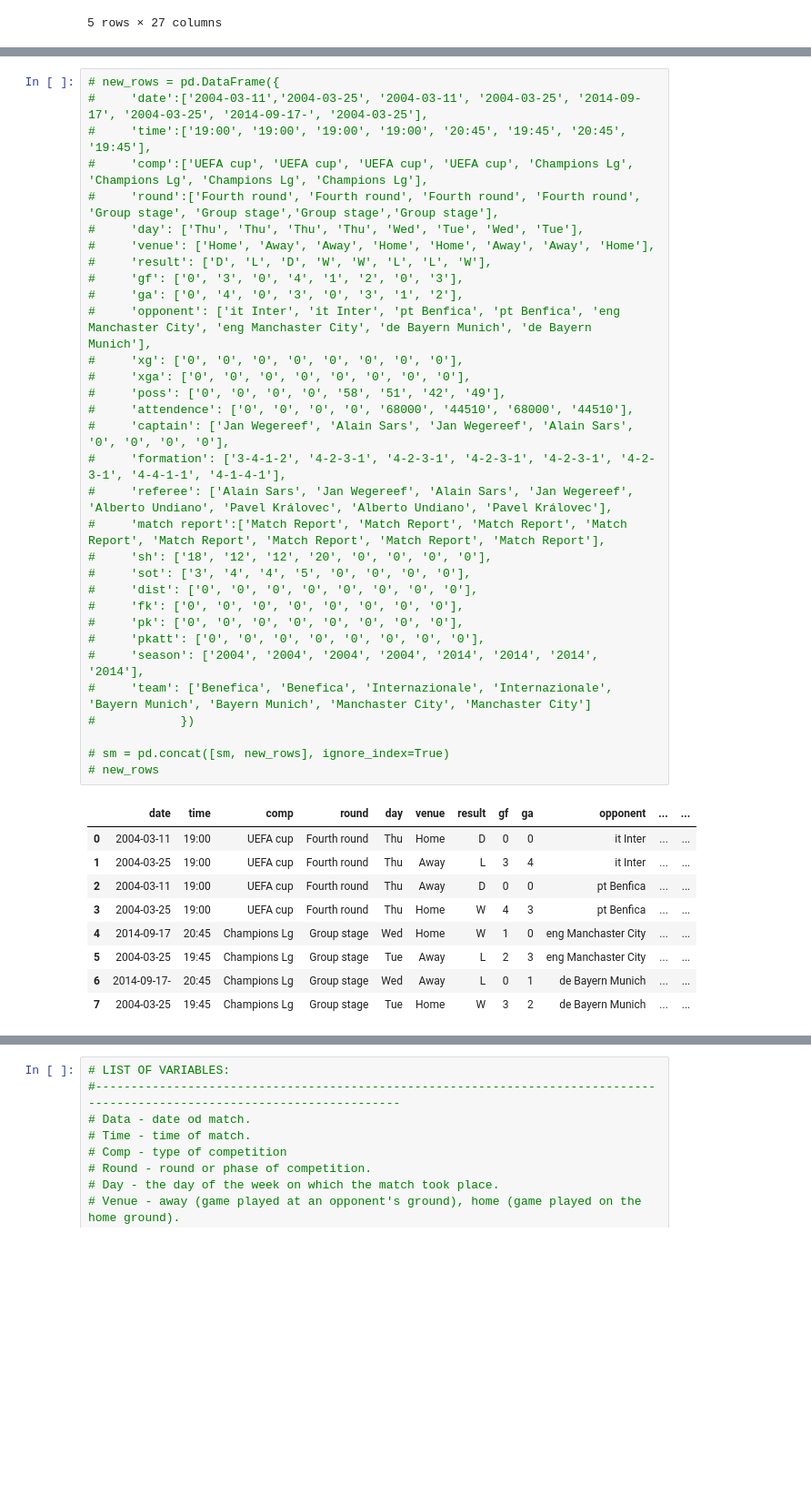
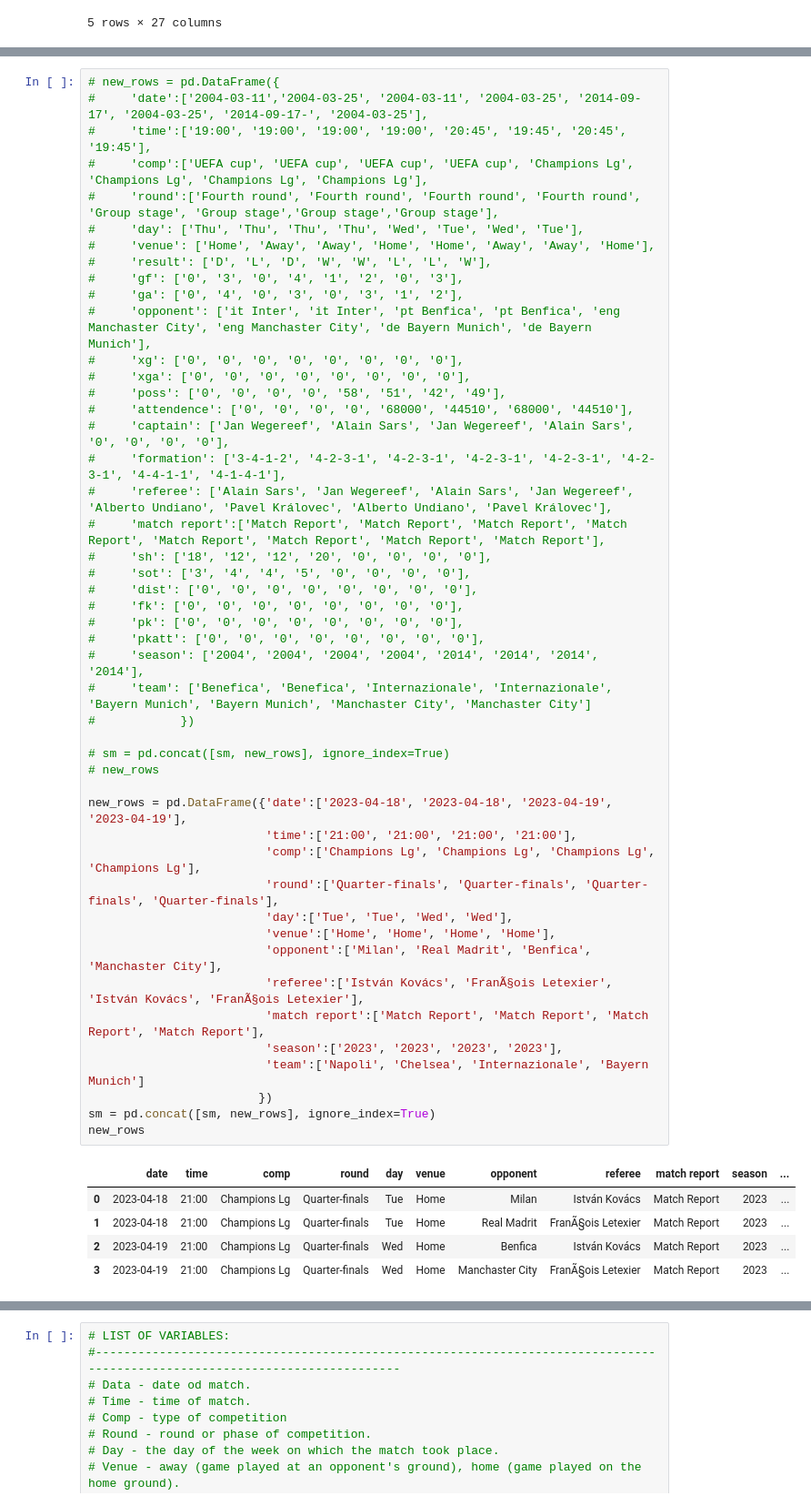
Before and after one commit to juchmielewska/assignment, a Jupyter notebook: 2_Assignment 1a, forecasting.ipynb, the cells around one changed output, grey strips where cells are left out. Shown: that part at 91% size. Saved outputs shown, nothing was run; the diff lists cells and outputs as text; blank space fills up the shorter version.

```diff
--- a/2_Assignment 1a, forecasting.ipynb
+++ b/2_Assignment 1a, forecasting.ipynb
@@ -47,39 +55,50 @@ See the caveats in the documentation: https://pandas.pydata.org/pandas-docs/stab
 #     'time':['19:00', '19:00', '19:00', '19:00', '20:45', '19:45', '20:45', '19:45'],
 #     'comp':['UEFA cup', 'UEFA cup', 'UEFA cup', 'UEFA cup', 'Champions Lg', 'Champions Lg', 'Champions Lg', 'Champions Lg'],
 #     'round':['Fourth round', 'Fourth round', 'Fourth round', 'Fourth round', 'Group stage', 'Group stage','Group stage','Group stage'],
 #     'day': ['Thu', 'Thu', 'Thu', 'Thu', 'Wed', 'Tue', 'Wed', 'Tue'],
 #     'venue': ['Home', 'Away', 'Away', 'Home', 'Home', 'Away', 'Away', 'Home'],
 #     'result': ['D', 'L', 'D', 'W', 'W', 'L', 'L', 'W'],
 #     'gf': ['0', '3', '0', '4', '1', '2', '0', '3'],
 #     'ga': ['0', '4', '0', '3', '0', '3', '1', '2'],
 #     'opponent': ['it Inter', 'it Inter', 'pt Benfica', 'pt Benfica', 'eng Manchaster City', 'eng Manchaster City', 'de Bayern Munich', 'de Bayern Munich'],
 #     'xg': ['0', '0', '0', '0', '0', '0', '0', '0'],
 #     'xga': ['0', '0', '0', '0', '0', '0', '0', '0'],
 #     'poss': ['0', '0', '0', '0', '58', '51', '42', '49'],
 #     'attendence': ['0', '0', '0', '0', '68000', '44510', '68000', '44510'],
 #     'captain': ['Jan Wegereef', 'Alain Sars', 'Jan Wegereef', 'Alain Sars', '0', '0', '0', '0'],
 #     'formation': ['3-4-1-2', '4-2-3-1', '4-2-3-1', '4-2-3-1', '4-2-3-1', '4-2-3-1', '4-4-1-1', '4-1-4-1'],
 #     'referee': ['Alain Sars', 'Jan Wegereef', 'Alain Sars', 'Jan Wegereef', 'Alberto Undiano', 'Pavel Královec', 'Alberto Undiano', 'Pavel Královec'],
 #     'match report':['Match Report', 'Match Report', 'Match Report', 'Match Report', 'Match Report', 'Match Report', 'Match Report', 'Match Report'],
 #     'sh': ['18', '12', '12', '20', '0', '0', '0', '0'],
 #     'sot': ['3', '4', '4', '5', '0', '0', '0', '0'],
 #     'dist': ['0', '0', '0', '0', '0', '0', '0', '0'],
 #     'fk': ['0', '0', '0', '0', '0', '0', '0', '0'],
 #     'pk': ['0', '0', '0', '0', '0', '0', '0', '0'],
 #     'pkatt': ['0', '0', '0', '0', '0', '0', '0', '0'],
 #     'season': ['2004', '2004', '2004', '2004', '2014', '2014', '2014', '2014'],
 #     'team': ['Benefica', 'Benefica', 'Internazionale', 'Internazionale', 'Bayern Munich', 'Bayern Munich', 'Manchaster City', 'Manchaster City']
 #            })
 
 # sm = pd.concat([sm, new_rows], ignore_index=True)
 # new_rows
+
+new_rows = pd.DataFrame({'date':['2023-04-18', '2023-04-18', '2023-04-19', '2023-04-19'],
+                         'time':['21:00', '21:00', '21:00', '21:00'],
+                         'comp':['Champions Lg', 'Champions Lg', 'Champions Lg', 'Champions Lg'],
+                         'round':['Quarter-finals', 'Quarter-finals', 'Quarter-finals', 'Quarter-finals'],
+                         'day':['Tue', 'Tue', 'Wed', 'Wed'],
+                         'venue':['Home', 'Home', 'Home', 'Home'],
+                         'opponent':['Milan', 'Real Madrit', 'Benfica', 'Manchaster City'],
+                         'referee':['István Kovács', 'FranÃ§ois Letexier', 'István Kovács', 'FranÃ§ois Letexier'],
+                         'match report':['Match Report', 'Match Report', 'Match Report', 'Match Report'],
+                         'season':['2023', '2023', '2023', '2023'],
+                         'team':['Napoli', 'Chelsea', 'Internazionale', 'Bayern Munich']
+                        })
+sm = pd.concat([sm, new_rows], ignore_index=True)
+new_rows
 # %% [output]
-|  | date | time | comp | round | day | venue | result | gf | ga | opponent | ... | ... |
-| 0 | 2004-03-11 | 19:00 | UEFA cup | Fourth round | Thu | Home | D | 0 | 0 | it Inter | ... | ... |
-| 1 | 2004-03-25 | 19:00 | UEFA cup | Fourth round | Thu | Away | L | 3 | 4 | it Inter | ... | ... |
-| 2 | 2004-03-11 | 19:00 | UEFA cup | Fourth round | Thu | Away | D | 0 | 0 | pt Benfica | ... | ... |
-| 3 | 2004-03-25 | 19:00 | UEFA cup | Fourth round | Thu | Home | W | 4 | 3 | pt Benfica | ... | ... |
-| 4 | 2014-09-17 | 20:45 | Champions Lg | Group stage | Wed | Home | W | 1 | 0 | eng Manchaster City | ... | ... |
-| 5 | 2004-03-25 | 19:45 | Champions Lg | Group stage | Tue | Away | L | 2 | 3 | eng Manchaster City | ... | ... |
-| 6 | 2014-09-17- | 20:45 | Champions Lg | Group stage | Wed | Away | L | 0 | 1 | de Bayern Munich | ... | ... |
-| 7 | 2004-03-25 | 19:45 | Champions Lg | Group stage | Tue | Home | W | 3 | 2 | de Bayern Munich | ... | ... |
+|  | date | time | comp | round | day | venue | opponent | referee | match report | season | ... |
+| 0 | 2023-04-18 | 21:00 | Champions Lg | Quarter-finals | Tue | Home | Milan | István Kovács | Match Report | 2023 | ... |
+| 1 | 2023-04-18 | 21:00 | Champions Lg | Quarter-finals | Tue | Home | Real Madrit | FranÃ§ois Letexier | Match Report | 2023 | ... |
+| 2 | 2023-04-19 | 21:00 | Champions Lg | Quarter-finals | Wed | Home | Benfica | István Kovács | Match Report | 2023 | ... |
+| 3 | 2023-04-19 | 21:00 | Champions Lg | Quarter-finals | Wed | Home | Manchaster City | FranÃ§ois Letexier | Match Report | 2023 | ... |
```
Also changed, not shown: parts of 20 cells of this notebook.
